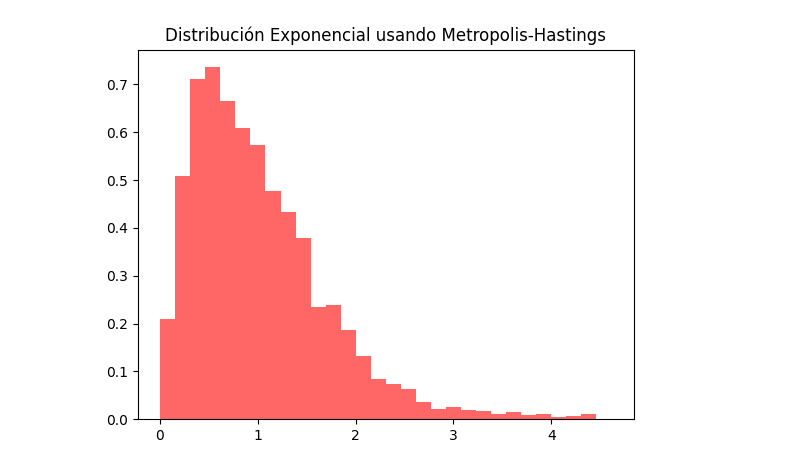
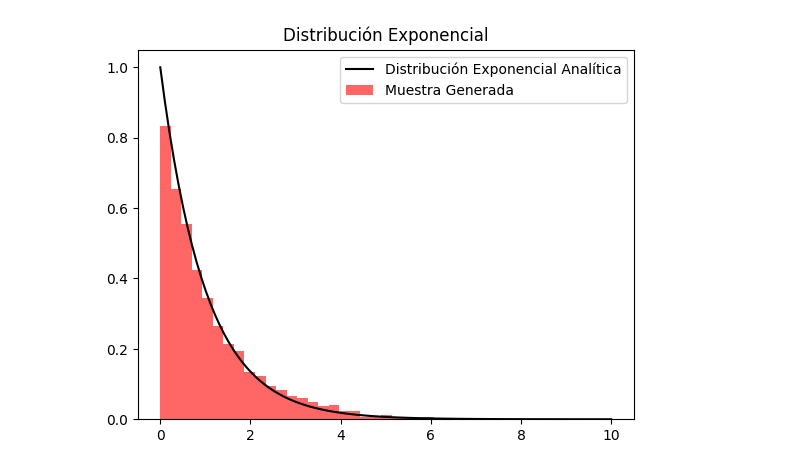
Before and after one commit to Miranda-Merino-Irigoyen-Jorge-Missael/Simulaci-n-2, a Jupyter notebook: Metropoli_Hastings.ipynb, the cells around one changed output. Drawn from its saved outputs; the diff is of its cells as text; code cells hidden in the pictures.

```diff
--- a/Metropoli_Hastings.ipynb
+++ b/Metropoli_Hastings.ipynb
@@ -3,36 +3,32 @@
 # %%
 #Autor: Miranda Merino Irigoyen Jorge Missael
 #Fecha: 06/10/202
-#Objetivo: Este programa tiene como objetivo generar muestras de 3 distribuciones estadísticas utilizando el algoritmo de Metropolis-Hastings
-#Versión: 1.1
+#Objetivo: Este programa tiene como objetivo generar muestras de 3 distribuciones estadísticas usando Metropolis-Hastings y comparar con sus distribuciones analíticas
+#Versión: 1.3
 
 ################ CODIGO #######################
-# Primero importamos las librerías que utilizaremos
 import matplotlib.pyplot as plt
 import numpy as np
 import scipy.stats as st
 
 ############# Funciones #######################
-# Definimos la función objetivo #
+# Función objetivo #
 def target(dist, prior, param, theta):
     if dist == 'normal':
-        # Prior normal con media 0 y desviación estándar 1
-        return st.norm(0, 1).pdf(theta) * st.norm(param[0], param[1]).pdf(theta)
+        return st.norm(param[0], param[1]).pdf(theta)
     elif dist == 'exponencial':
-        # Prior gamma para la exponencial
-        return st.gamma(a=2, scale=1).pdf(theta) * st.expon(scale=param[0]).pdf(theta)
+        return st.expon(scale=param[0]).pdf(theta)
     elif dist == 'binomial':
-        # Prior beta para la binomial
         if theta < 0 or theta > 1:
             return 0
-        return st.beta(1, 1).pdf(theta) * st.binom(param[0], theta).pmf(param[1])
+        return st.binom(param[0], theta).pmf(param[1])
 
-# Función que implementa el algoritmo de Metropolis-Hastings #
+# Algoritmo Metropolis-Hastings #
 def metropolissampler(niters, dist, prior, theta, param, sigma):
     samples = np.zeros(niters + 1)
     samples[0] = theta
     for i in range(niters):
-        theta_p = theta + st.norm(0, sigma).rvs()  # Propuesta de salto normal
+        theta_p = theta + st.norm(0, sigma).rvs()
         rho = min(1, target(dist, prior, param, theta_p) / target(dist, prior, param, theta))
         u = np.random.uniform()
         if u < rho:
@@ -42,7 +38,7 @@ def metropolissampler(niters, dist, prior, theta, param, sigma):
 
 ################### Experimento #############################
 
-# Parámetros de las distribuciones
+# Parámetros
 niters = 5000  # Número de iteraciones
 sigma = 0.5  # Desviación estándar del salto propuesto
 
@@ -50,23 +46,67 @@ sigma = 0.5  # Desviación estándar del salto propuesto
 param_normal = [0, 1]  # Media y desviación estándar
 theta_normal = 0.5  # Valor inicial
 samples_normal = metropolissampler(niters, 'normal', None, theta_normal, param_normal, sigma)
-plt.hist(samples_normal, bins=30, density=True, alpha=0.6, color='g')
-plt.title('Distribución Normal usando Metropolis-Hastings')
+
+# Gráfica analítica vs. histograma de la muestra
+x = np.linspace(-4, 4, 100)
+y = st.norm(param_normal[0], param_normal[1]).pdf(x)
+
+plt.plot(x, y, label='Distribución Normal Analítica', color='black')
+plt.hist(samples_normal, bins=30, density=True, alpha=0.6, color='g', label='Muestra Generada')
+plt.title('Distribución Normal')
+plt.legend()
 plt.show()
+
+# Media y desviación estándar de la muestra
+mean_sample_normal = np.mean(samples_normal)
+std_sample_normal = np.std(samples_normal)
+print(f"Distribución Normal: Media Muestra = {mean_sample_normal}, Desviación Estándar Muestra = {std_sample_normal}")
+print(f"Distribución Normal Analítica: Media = {param_normal[0]}, Desviación Estándar = {param_normal[1]}")
+
 
 # 2. Distribución Exponencial
 param_exp = [1]  # Parámetro lambda
 theta_exp = 1  # Valor inicial
 samples_exp = metropolissampler(niters, 'exponencial', None, theta_exp, param_exp, sigma)
-plt.hist(samples_exp, bins=30, density=True, alpha=0.6, color='r')
-plt.title('Distribución Exponencial usando Metropolis-Hastings')
+
+# Gráfica analítica vs. histograma de la muestra
+x = np.linspace(0, 10, 100)
+y = st.expon(scale=param_exp[0]).pdf(x)
+
+plt.plot(x, y, label='Distribución Exponencial Analítica', color='black')
+plt.hist(samples_exp, bins=30, density=True, alpha=0.6, color='r', label='Muestra Generada')
+plt.title('Distribución Exponencial')
+plt.legend()
 plt.show()
+
+# Media y desviación estándar de la muestra
+mean_sample_exp = np.mean(samples_exp)
+std_sample_exp = np.std(samples_exp)
+print(f"Distribución Exponencial: Media Muestra = {mean_sample_exp}, Desviación Estándar Muestra = {std_sample_exp}")
+print(f"Distribución Exponencial Analítica: Media = {param_exp[0]}, Desviación Estándar = {param_exp[0]}")
+
 
 # 3. Distribución Binomial
 param_binom = [10, 5]  # Número de ensayos y éxitos
 theta_binom = 0.5  # Valor inicial para theta (probabilidad de éxito)
 samples_binom = metropolissampler(niters, 'binomial', None, theta_binom, param_binom, sigma)
-plt.hist(samples_binom, bins=np.arange(0, param_binom[0] + 2) - 0.5, density=True, alpha=0.6, color='b')
-plt.title('Distribución Binomial usando Metropolis-Hastings')
+
+# Gráfica analítica vs. histograma de la muestra
+x = np.arange(0, 11)
+y = st.binom(param_binom[0], theta_binom).pmf(x)
+
+plt.plot(x, y, label='Distribución Binomial Analítica', color='black')
+plt.hist(samples_binom, bins=np.arange(0, param_binom[0] + 2) - 0.5, density=True, alpha=0.6, color='b', label='Muestra Generada')
+plt.title('Distribución Binomial')
+plt.legend()
 plt.show()
+
+# Media y desviación estándar de la muestra
+mean_sample_binom = np.mean(samples_binom)
+std_sample_binom = np.std(samples_binom)
+mean_analytic_binom = param_binom[0] * theta_binom
+std_analytic_binom = np.sqrt(param_binom[0] * theta_binom * (1 - theta_binom))
+
+print(f"Distribución Binomial: Media Muestra = {mean_sample_binom}, Desviación Estándar Muestra = {std_sample_binom}")
+print(f"Distribución Binomial Analítica: Media = {mean_analytic_binom}, Desviación Estándar = {std_analytic_binom}")
 # %% [output]
@@ -74 +116 @@ plt.show()
-[figure, old version]
+[figure, new version]
```
Also changed, not shown: parts of 1 cell of this notebook.
